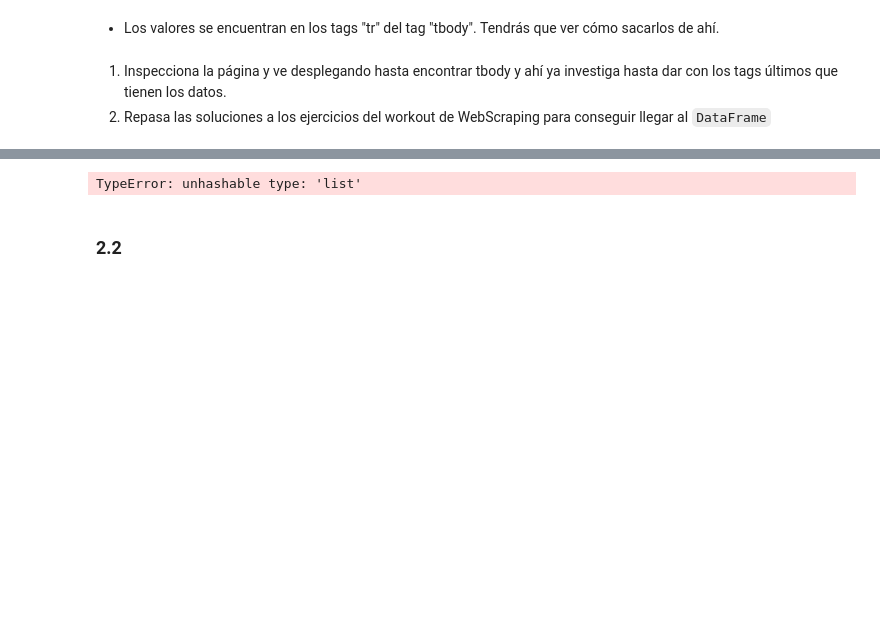
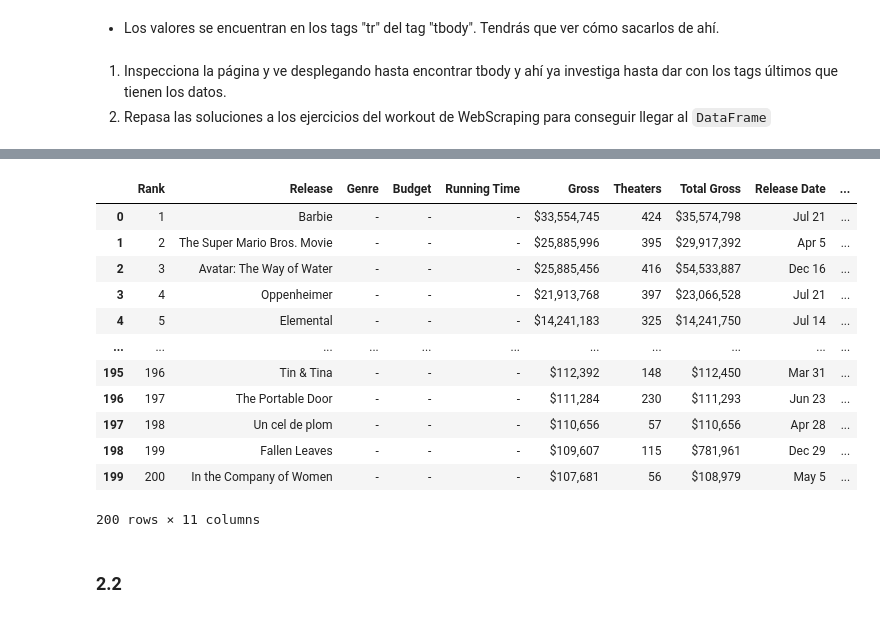
Before and after one commit to DarioRuizGon/ONLINE_DS_THEBRIDGE_DARIO, a Jupyter notebook: Sprint_6/Unidad_2/18_Practica_Obligatoria_Scraping_API.ipynb, the cells around one changed output, grey strips where cells are left out. Drawn from its saved outputs; the diff is of its cells as text; code cells hidden in the pictures; blank space fills up the shorter version.

```diff
--- a/Sprint_6/Unidad_2/18_Practica_Obligatoria_Scraping_API.ipynb
+++ b/Sprint_6/Unidad_2/18_Practica_Obligatoria_Scraping_API.ipynb
@@ -326 +352,6 @@ sopa_ingresos = BeautifulSoup(ingresos_pelis.text, "lxml")
+# %%
+dict_bucle = {}
+for hijo in sopa_ingresos.find("table").descendants:
+    if hijo.name == "th" and hijo.text:
+        dict_bucle[hijo.text.strip()] = []
 # %%
@@ -372,28 +378,28 @@ dict_scrap = {
-# %%
-dict_asignacion = {
-    ['a-text-right',
- 'mojo-header-column',
- 'mojo-truncate',
- 'mojo-field-type-rank',
- 'mojo-sort-column']: "rank",
-    "a-text-left mojo-field-type-release mojo-cell-wide": "release",
-    "a-text-right mojo-field-type-money mojo-estimable": "gross",
-    "a-text-right mojo-field-type-positive_integer": "theatres",
-    "a-text-right mojo-field-type-money mojo-estimable": "total_gross",
-    "a-text-left mojo-field-type-date a-nowrap": "release_date",
-    "a-text-left mojo-field-type-studio": "distributor"
-}
-# %% [output]
-TypeError: unhashable type: 'list'
-# %%
-#Sin terminar porque no me daba tiempo antes de clase, trabajaré en ello
-for clave, valor in dict_asignacion.items():
-    for elemento in sopa_ingresos.find_all("td", class_ = clave):
-        if elemento.a and elemento.svg and elemento.a.text:
-            dict_scrap[valor].append(elemento.a.text.strip())
-        elif elemento.a and elemento.a.text:
-            dict_scrap[valor].append(elemento.a.text.strip())
-        elif
+# %%
+contador = 0
+for clave, valor in dict_bucle.items():
+    for i in range(contador, contador+len(sopa_ingresos.find_all("td")), len(dict_bucle)):
+        if sopa_ingresos.find_all("td")[i].text:
+            dict_bucle[clave].append(sopa_ingresos.find_all("td")[i].text.strip())
+    contador += 1
+# %%
+df_mojo_scrap = pd.DataFrame(dict_bucle)
+# %%
+df_mojo_scrap
+# %% [output]
+|  | Rank | Release | Genre | Budget | Running Time | Gross | Theaters | Total Gross | Release Date | ... |
+| 0 | 1 | Barbie | - | - | - | $33,554,745 | 424 | $35,574,798 | Jul 21 | ... |
+| 1 | 2 | The Super Mario Bros. Movie | - | - | - | $25,885,996 | 395 | $29,917,392 | Apr 5 | ... |
+| 2 | 3 | Avatar: The Way of Water | - | - | - | $25,885,456 | 416 | $54,533,887 | Dec 16 | ... |
+| 3 | 4 | Oppenheimer | - | - | - | $21,913,768 | 397 | $23,066,528 | Jul 21 | ... |
+| 4 | 5 | Elemental | - | - | - | $14,241,183 | 325 | $14,241,750 | Jul 14 | ... |
+| ... | ... | ... | ... | ... | ... | ... | ... | ... | ... | ... |
+| 195 | 196 | Tin & Tina | - | - | - | $112,392 | 148 | $112,450 | Mar 31 | ... |
+| 196 | 197 | The Portable Door | - | - | - | $111,284 | 230 | $111,293 | Jun 23 | ... |
+| 197 | 198 | Un cel de plom | - | - | - | $110,656 | 57 | $110,656 | Apr 28 | ... |
+| 198 | 199 | Fallen Leaves | - | - | - | $109,607 | 115 | $781,961 | Dec 29 | ... |
+| 199 | 200 | In the Company of Women | - | - | - | $107,681 | 56 | $108,979 | May 5 | ... |
+200 rows × 11 columns
 # %% [markdown]
 ### 2.2
 # %% [markdown]
```
Also changed, not shown: parts of 15 cells of this notebook, 16 other files.
